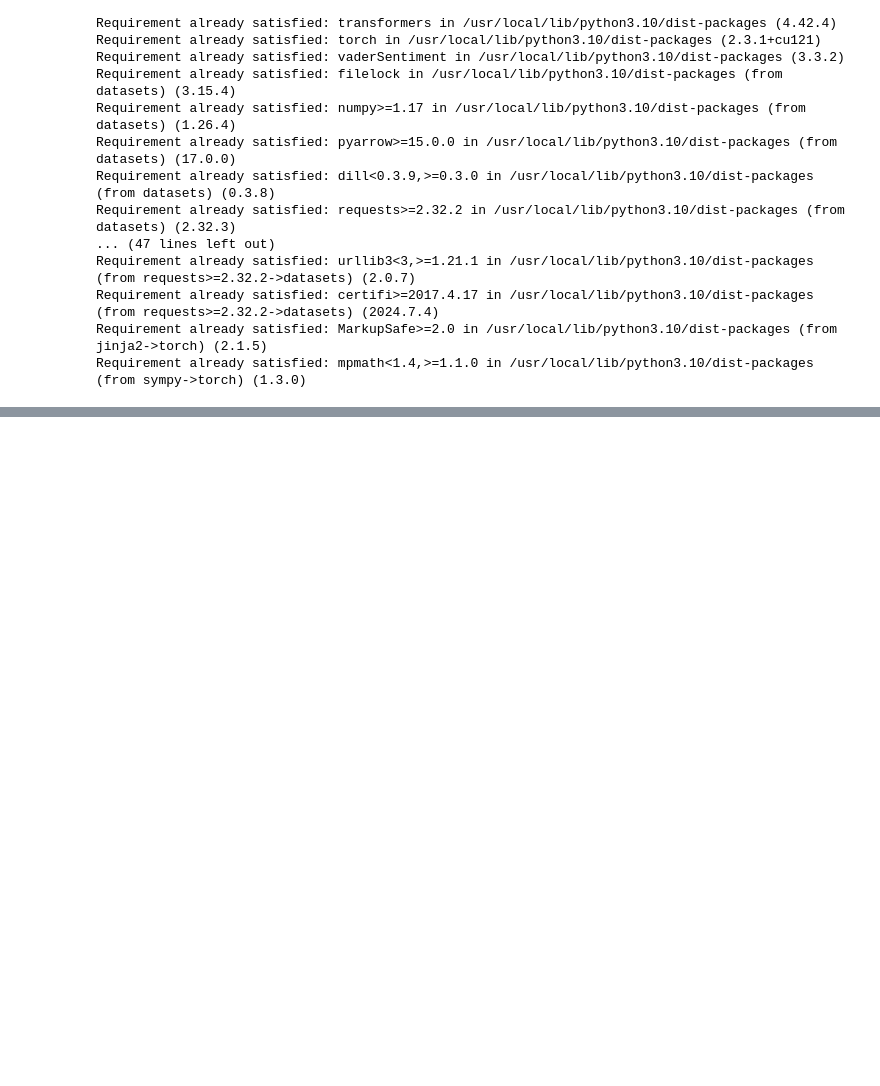
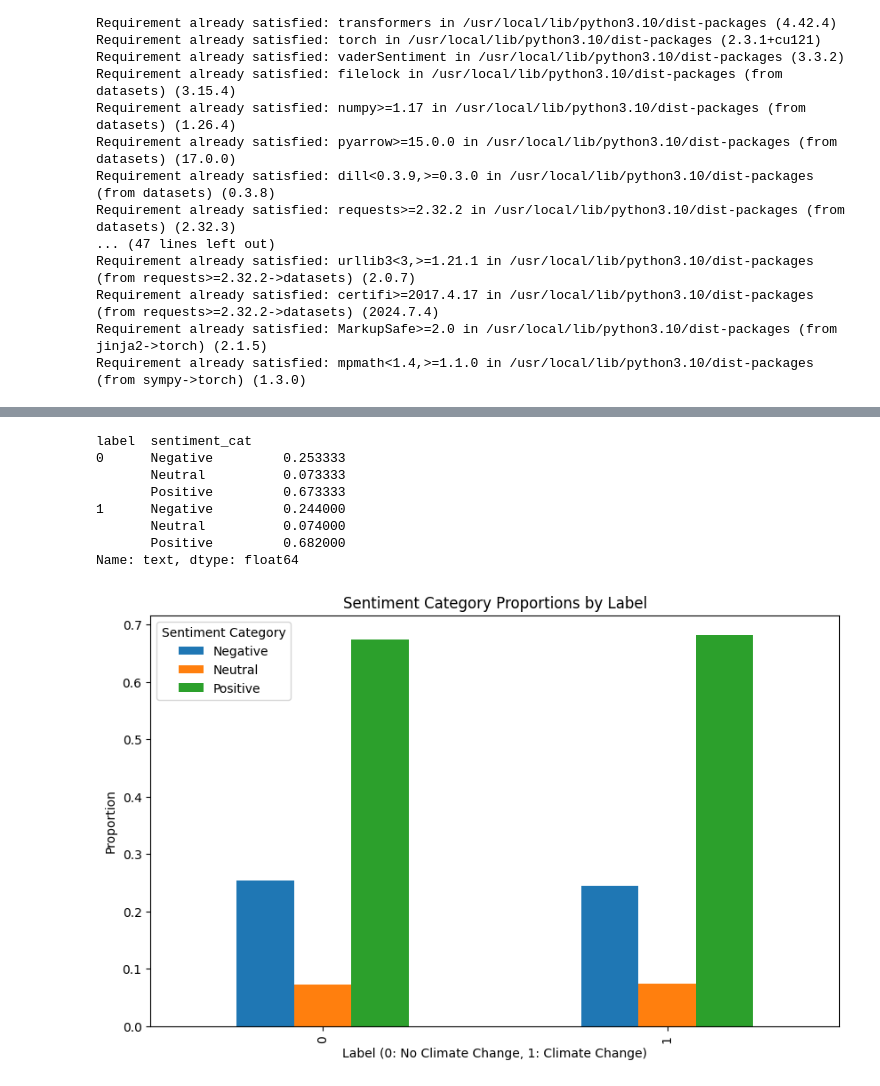
Before and after one commit to harsha5428/LLM, a Jupyter notebook: Assign3_final.ipynb, the cells around one changed output, grey strips where cells are left out. Drawn from its saved outputs; the diff is of its cells as text; code cells hidden in the pictures; blank space fills up the shorter version.

```diff
--- a/Assign3_final.ipynb
+++ b/Assign3_final.ipynb
@@ -219,0 +412,13 @@ analysis.sentiment_analysis()
+# %%
+
+climate_analysis.categorize_and_analyze_sentiment()
+# %% [output]
+label  sentiment_cat
+0      Negative         0.253333
+       Neutral          0.073333
+       Positive         0.673333
+1      Negative         0.244000
+       Neutral          0.074000
+       Positive         0.682000
+Name: text, dtype: float64
+[figure, added]
```
Also changed, not shown: parts of 21 cells of this notebook.
